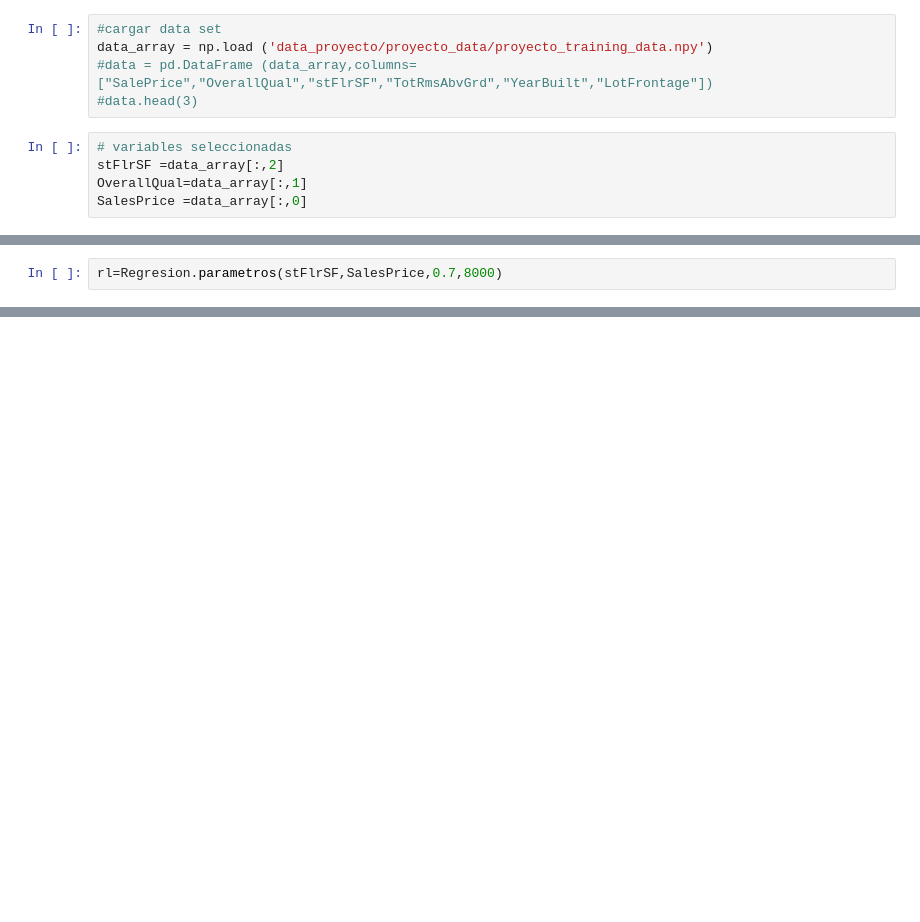
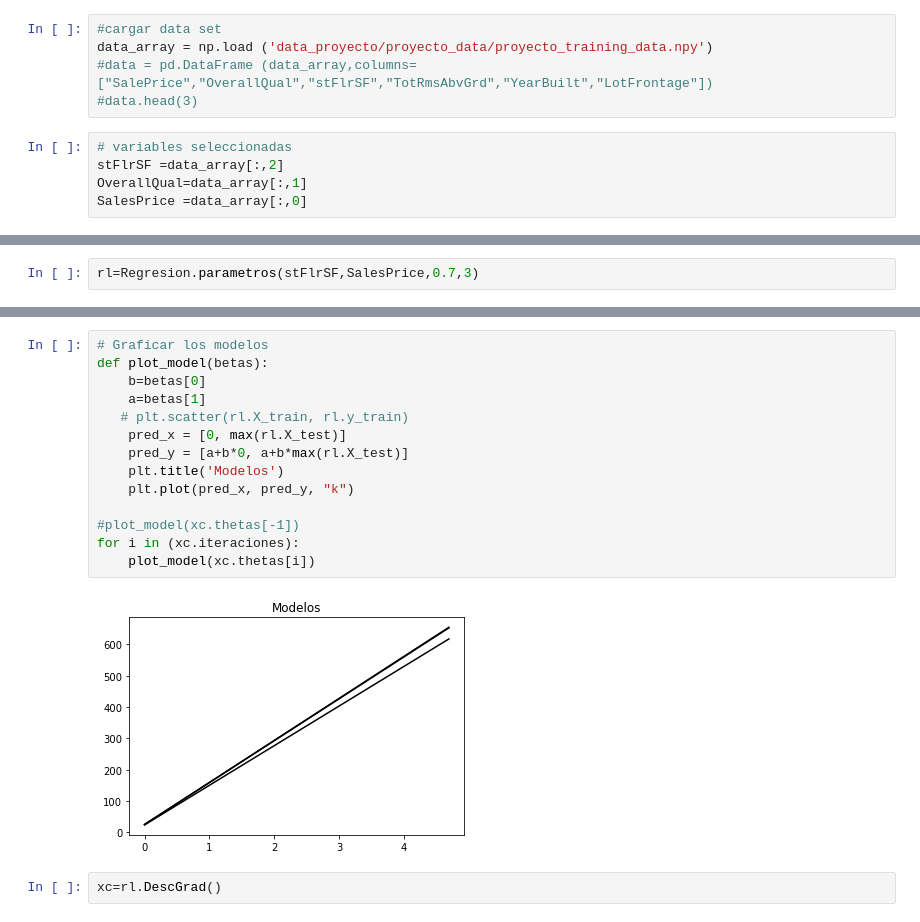
Before and after one commit to yalicar/proyecto_ADP, a Jupyter notebook: Class_Regresion.ipynb, the cells around one changed output, grey strips where cells are left out. Saved outputs shown, nothing was run; the diff lists cells and outputs as text; blank space fills up the shorter version.

```diff
--- a/Class_Regresion.ipynb
+++ b/Class_Regresion.ipynb
@@ -79,2 +108,2 @@ class Regresion():
 # %%
-rl=Regresion.parametros(stFlrSF,SalesPrice,0.7,8000)
+rl=Regresion.parametros(stFlrSF,SalesPrice,0.7,3)
@@ -84,0 +118,18 @@ print(rl.funGrad([[134],[25]]))
+# %%
+# Graficar los modelos
+def plot_model(betas):
+    b=betas[0]
+    a=betas[1]
+   # plt.scatter(rl.X_train, rl.y_train)
+    pred_x = [0, max(rl.X_test)]
+    pred_y = [a+b*0, a+b*max(rl.X_test)]
+    plt.title('Modelos')
+    plt.plot(pred_x, pred_y, "k")
+
+#plot_model(xc.thetas[-1])
+for i in (xc.iteraciones):
+    plot_model(xc.thetas[i])
+# %% [output]
+[figure, added]
+# %%
+xc=rl.DescGrad()
```
Also changed, not shown: parts of 9 cells of this notebook, 3 other files.
